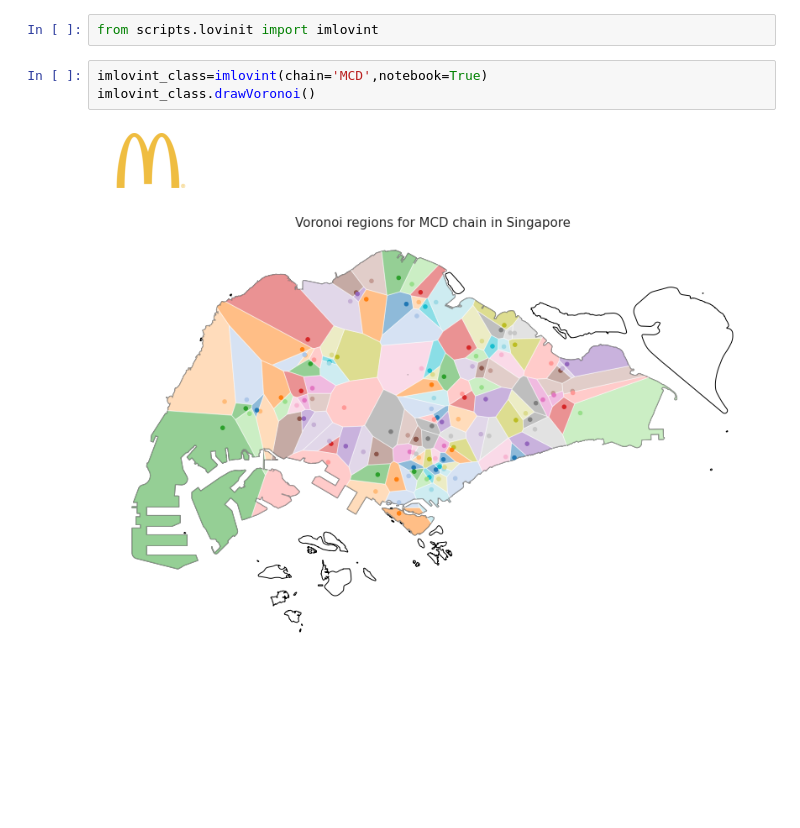
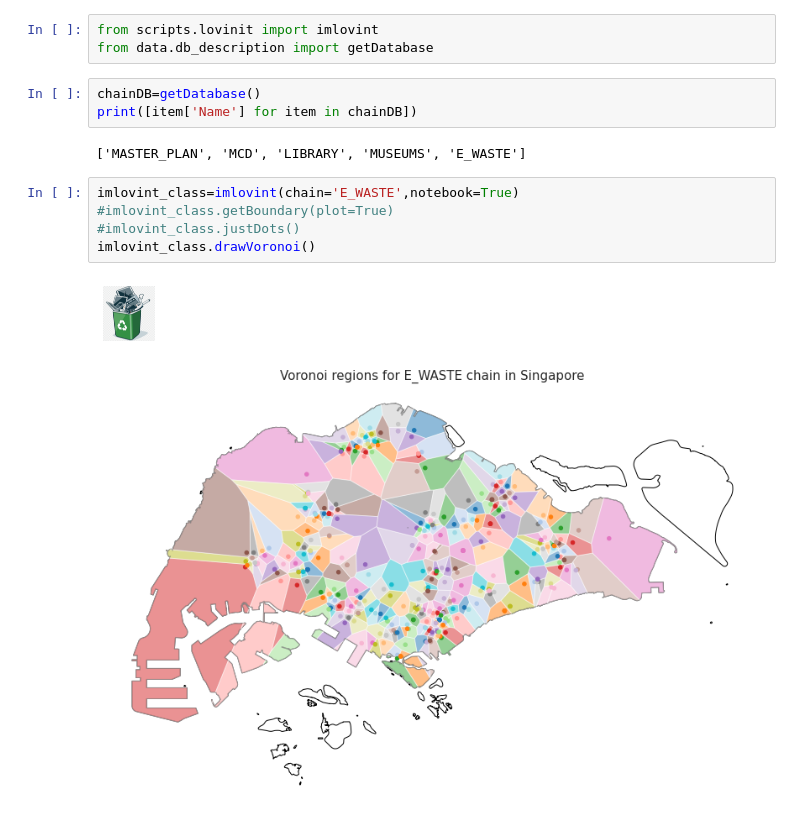
Before and after one commit to koulakhilesh/Imlovinit, a Jupyter notebook: imlovinit_NB.ipynb, the cells around one changed output. Drawn from its saved outputs; the diff is of its cells as text; blank space fills up the shorter version.

```diff
--- a/imlovinit_NB.ipynb
+++ b/imlovinit_NB.ipynb
@@ -1,8 +1,16 @@
 # %%
 from scripts.lovinit import imlovint
+from data.db_description import getDatabase
+# %%
+chainDB=getDatabase()
+print([item['Name'] for item in chainDB])
+# %% [output]
+['MASTER_PLAN', 'MCD', 'LIBRARY', 'MUSEUMS', 'E_WASTE']
 # %%
-imlovint_class=imlovint(chain='MCD',notebook=True)
+imlovint_class=imlovint(chain='E_WASTE',notebook=True)
+#imlovint_class.getBoundary(plot=True)
+#imlovint_class.justDots()
 imlovint_class.drawVoronoi()
 # %% [output]
-[figure, old version]
+[figure, new version]
-[figure, old version]
+[figure, new version]
```
Also changed, not shown: parts of 2 cells of this notebook, 42 other files.
